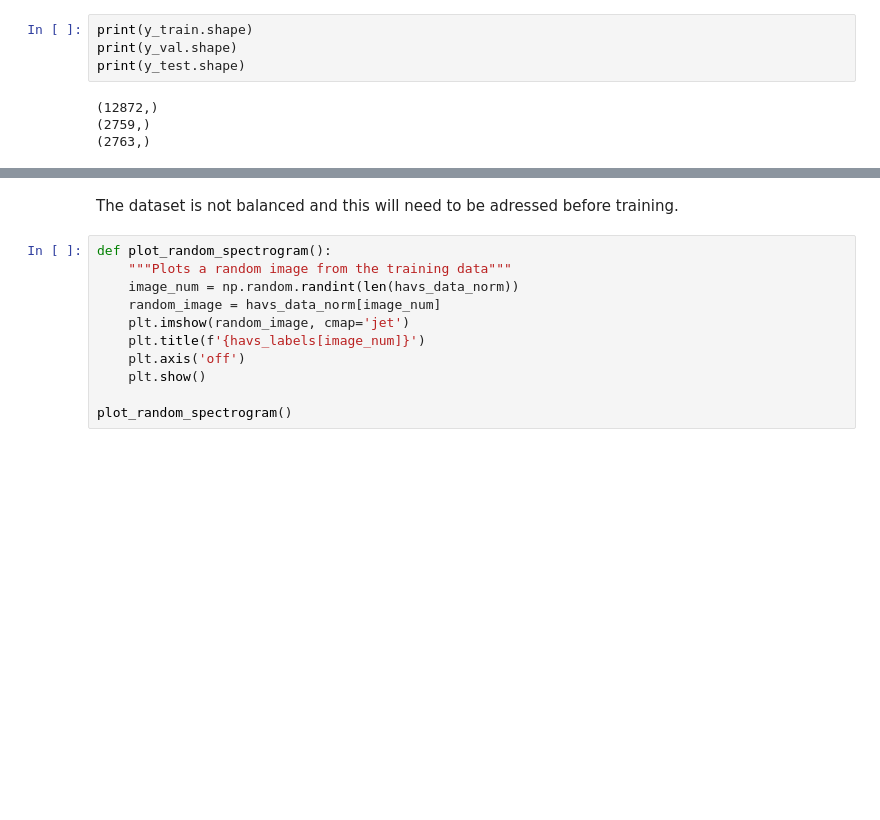
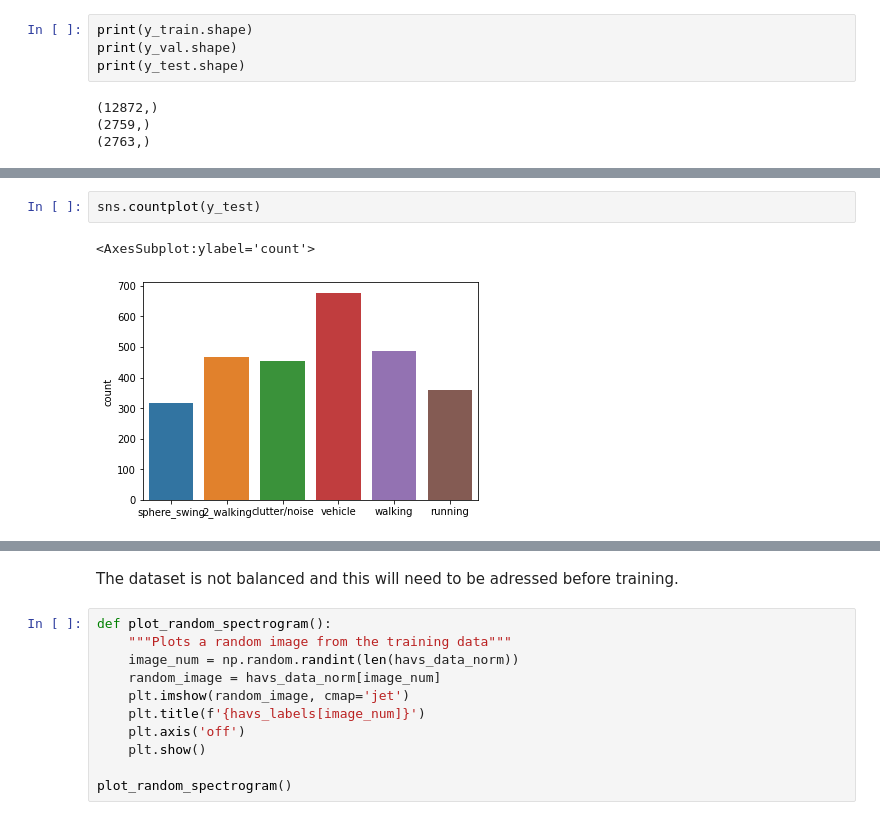
Before and after one commit to nemashy/Masters-Nyasha, a Jupyter notebook: Data Pre-processing and EDA/Exploratory Data Analysis.ipynb, the cells around one changed output, grey strips where cells are left out. Cells and saved outputs as stored; diff of their text form; blank space fills up the shorter version.

```diff
--- a/Data Pre-processing and EDA/Exploratory Data Analysis.ipynb
+++ b/Data Pre-processing and EDA/Exploratory Data Analysis.ipynb
@@ -140,0 +141,5 @@ sns.countplot(y_train)
+# %%
+sns.countplot(y_test)
+# %% [output]
+<AxesSubplot:ylabel='count'>
+[figure, added]
```
Also changed, not shown: parts of 7 cells of this notebook, 7 other files.
